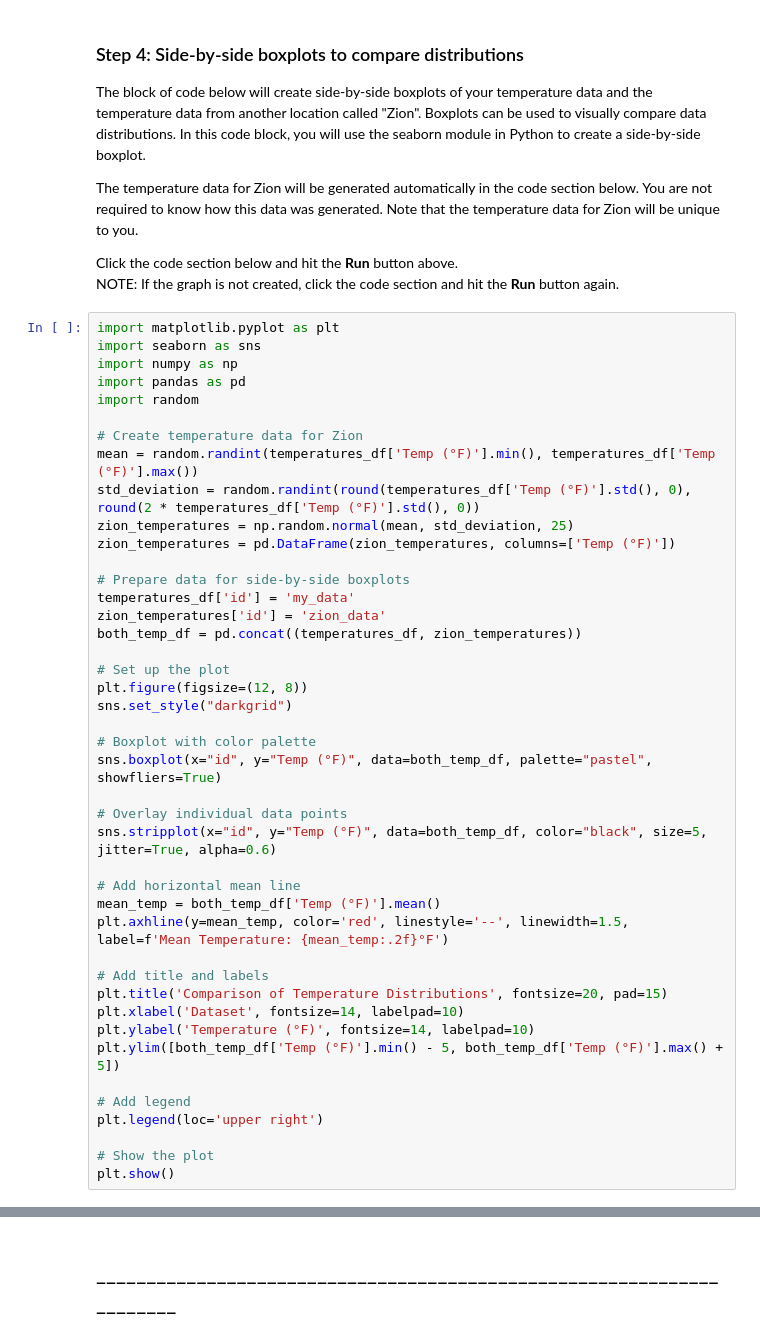
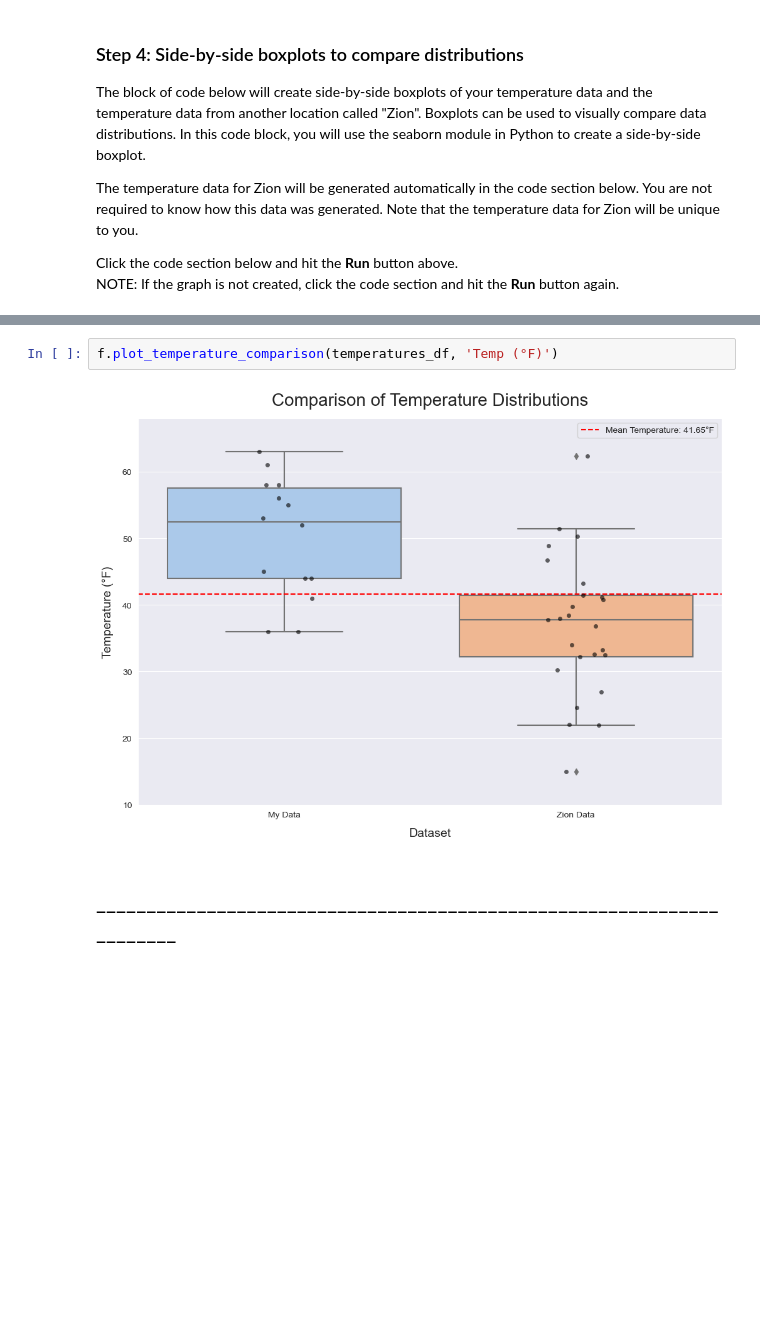
Before and after one commit to Marc-Aradillas/applied-Statistics-I-STEM, a Jupyter notebook: Module One Discussion.ipynb, the cells around one changed output, grey strips where cells are left out. Saved outputs shown, nothing was run; the diff lists cells and outputs as text; blank space fills up the shorter version.

```diff
--- a/Module One Discussion.ipynb
+++ b/Module One Discussion.ipynb
@@ -177,46 +86,3 @@ The temperature data for Zion will be generated automatically in the code sectio
 
 Click the code section below and hit the **Run** button above.
 NOTE: If the graph is not created, click the code section and hit the **Run** button again.
-# %%
-import matplotlib.pyplot as plt
-import seaborn as sns
-import numpy as np
-import pandas as pd
-import random
-
-# Create temperature data for Zion
-mean = random.randint(temperatures_df['Temp (°F)'].min(), temperatures_df['Temp (°F)'].max())
-std_deviation = random.randint(round(temperatures_df['Temp (°F)'].std(), 0), round(2 * temperatures_df['Temp (°F)'].std(), 0))
-zion_temperatures = np.random.normal(mean, std_deviation, 25)
-zion_temperatures = pd.DataFrame(zion_temperatures, columns=['Temp (°F)'])
-
-# Prepare data for side-by-side boxplots
-temperatures_df['id'] = 'my_data'
-zion_temperatures['id'] = 'zion_data'
-both_temp_df = pd.concat((temperatures_df, zion_temperatures))
-
-# Set up the plot
-plt.figure(figsize=(12, 8))
-sns.set_style("darkgrid")
-
-# Boxplot with color palette
-sns.boxplot(x="id", y="Temp (°F)", data=both_temp_df, palette="pastel", showfliers=True)
-
-# Overlay individual data points
-sns.stripplot(x="id", y="Temp (°F)", data=both_temp_df, color="black", size=5, jitter=True, alpha=0.6)
-
-# Add horizontal mean line
-mean_temp = both_temp_df['Temp (°F)'].mean()
-plt.axhline(y=mean_temp, color='red', linestyle='--', linewidth=1.5, label=f'Mean Temperature: {mean_temp:.2f}°F')
-
-# Add title and labels
-plt.title('Comparison of Temperature Distributions', fontsize=20, pad=15)
-plt.xlabel('Dataset', fontsize=14, labelpad=10)
-plt.ylabel('Temperature (°F)', fontsize=14, labelpad=10)
-plt.ylim([both_temp_df['Temp (°F)'].min() - 5, both_temp_df['Temp (°F)'].max() + 5])
-
-# Add legend
-plt.legend(loc='upper right')
-
-# Show the plot
-plt.show()
@@ -225,3 +89,7 @@ plt.show()
+# %%
+f.plot_temperature_comparison(temperatures_df, 'Temp (°F)')
+# %% [output]
+[figure, added]
 # %% [markdown]
 ## ______________________________________________________________________
 # %% [markdown]
```
Also changed, not shown: parts of 8 cells of this notebook, 1 other file.
